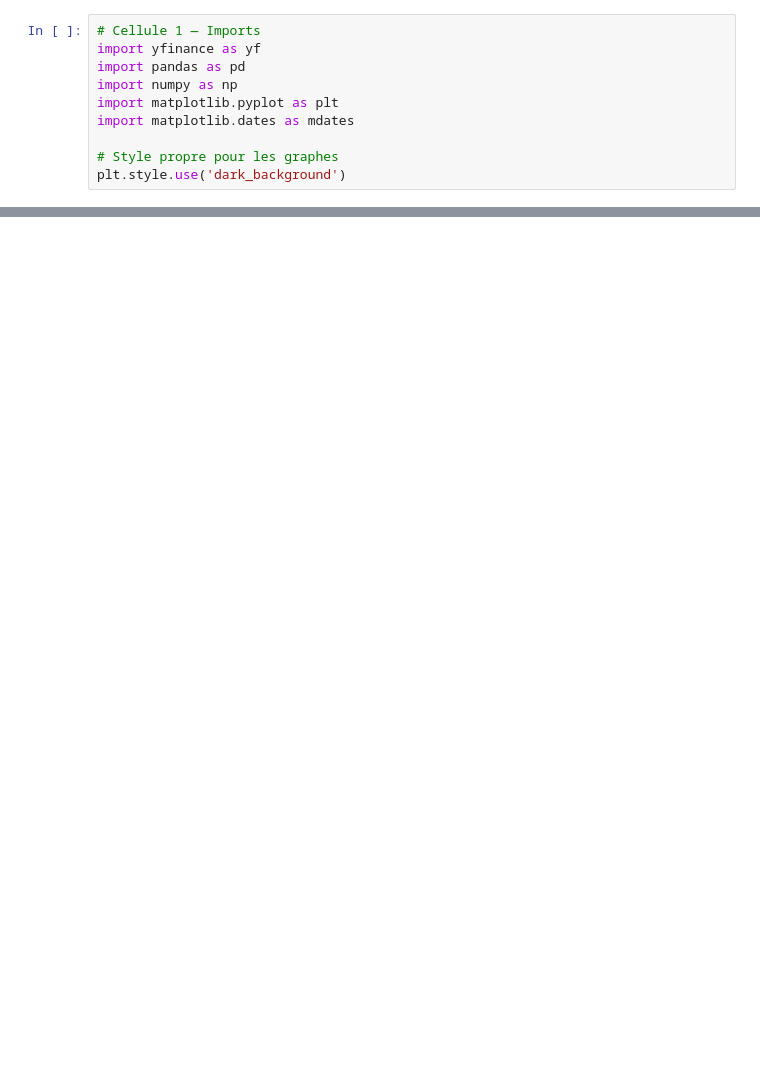
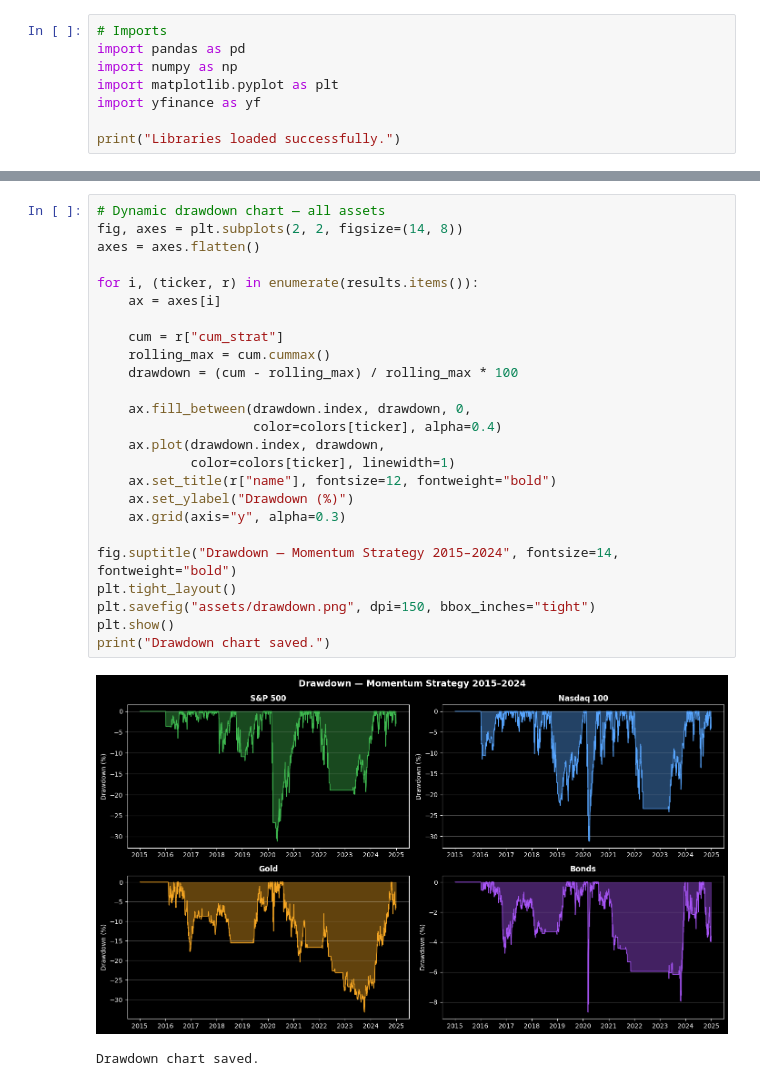
Before and after one commit to Benjadeville/momentum-backtest, a Jupyter notebook: momentum_backtest.ipynb, the cells around one changed output, grey strips where cells are left out. Drawn from its saved outputs; the diff is of its cells as text; blank space fills up the shorter version.

```diff
--- a/momentum_backtest.ipynb
+++ b/momentum_backtest.ipynb
@@ -1,10 +1,8 @@
 # %%
-# Cellule 1 — Imports
-import yfinance as yf
+# Imports
 import pandas as pd
 import numpy as np
 import matplotlib.pyplot as plt
-import matplotlib.dates as mdates
+import yfinance as yf
 
-# Style propre pour les graphes
-plt.style.use('dark_background')
+print("Libraries loaded successfully.")
@@ -154,0 +119,28 @@ Graphique sauvegardé dans assets/performance.png
+# %%
+# Dynamic drawdown chart — all assets
+fig, axes = plt.subplots(2, 2, figsize=(14, 8))
+axes = axes.flatten()
+
+for i, (ticker, r) in enumerate(results.items()):
+    ax = axes[i]
+
+    cum = r["cum_strat"]
+    rolling_max = cum.cummax()
+    drawdown = (cum - rolling_max) / rolling_max * 100
+
+    ax.fill_between(drawdown.index, drawdown, 0,
+                    color=colors[ticker], alpha=0.4)
+    ax.plot(drawdown.index, drawdown,
+            color=colors[ticker], linewidth=1)
+    ax.set_title(r["name"], fontsize=12, fontweight="bold")
+    ax.set_ylabel("Drawdown (%)")
+    ax.grid(axis="y", alpha=0.3)
+
+fig.suptitle("Drawdown — Momentum Strategy 2015–2024", fontsize=14, fontweight="bold")
+plt.tight_layout()
+plt.savefig("assets/drawdown.png", dpi=150, bbox_inches="tight")
+plt.show()
+print("Drawdown chart saved.")
+# %% [output]
+[figure, added]
+Drawdown chart saved.
```
Also changed, not shown: parts of 10 cells of this notebook, 3 other files.
